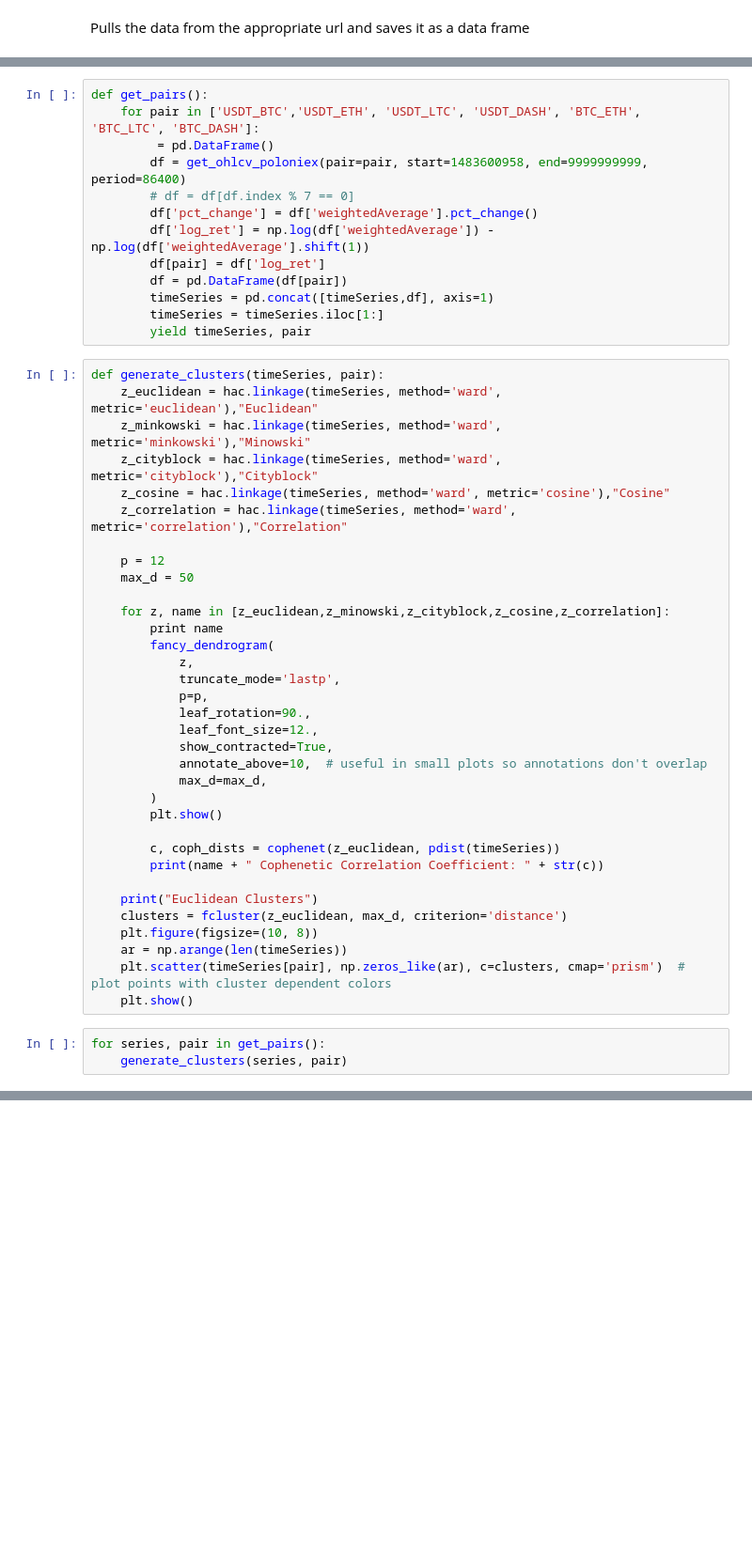
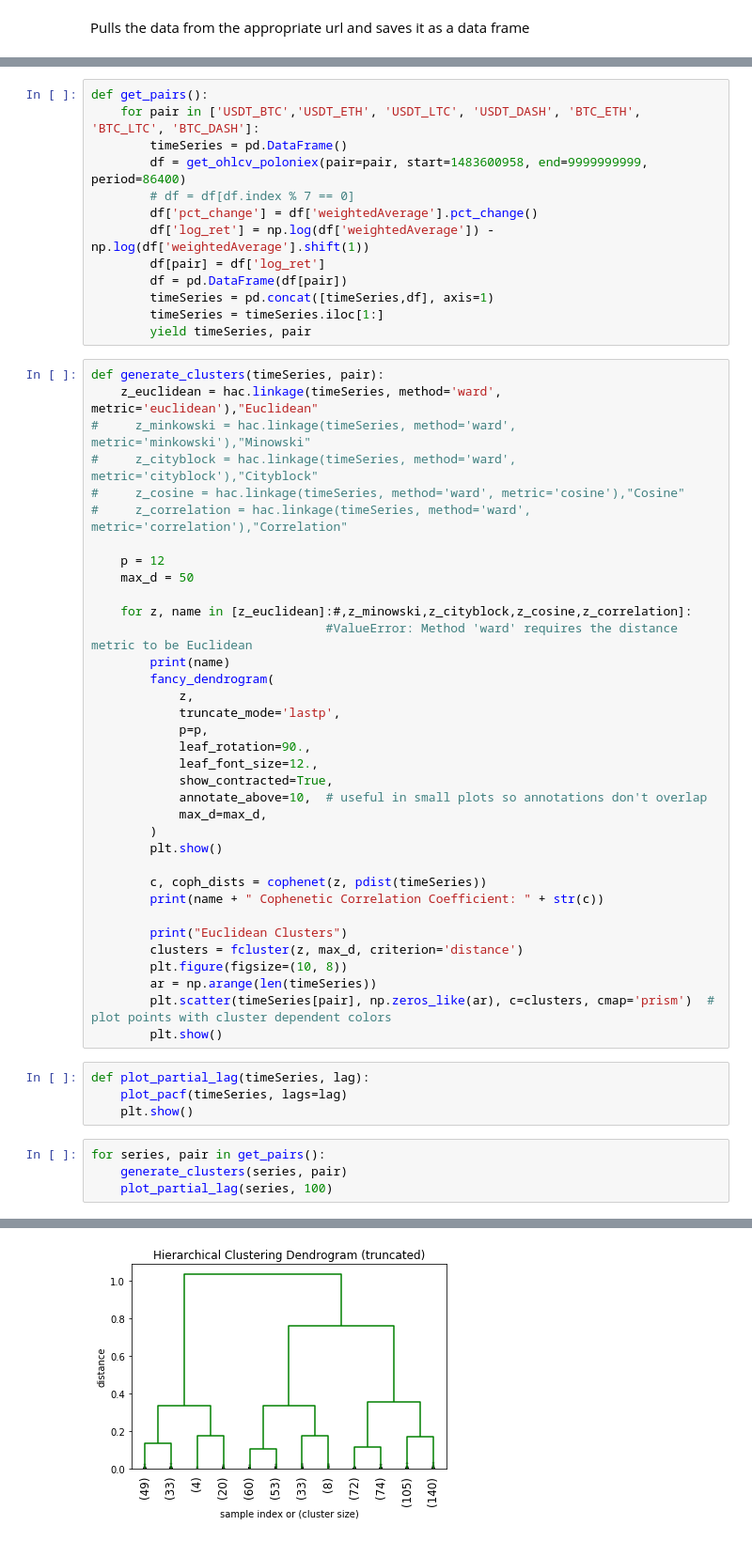
Before and after one commit to nmits/CapstoneProphetTests, a Jupyter notebook: Hierarchical Clustering Daily.ipynb, the cells around one changed output, grey strips where cells are left out. Shown at 94% size. Drawn from its saved outputs; the diff is of its cells as text; blank space fills up the shorter version.

Commit message:
Fixed kernel, ran code, added partials

```diff
--- a/Hierarchical Clustering Daily.ipynb
+++ b/Hierarchical Clustering Daily.ipynb
@@ -45,7 +77,7 @@ def get_ohlcv_poloniex(pair='BTC_ETH', start=1435699200, end=9999999999, period=
 # %%
 def get_pairs():
     for pair in ['USDT_BTC','USDT_ETH', 'USDT_LTC', 'USDT_DASH', 'BTC_ETH', 'BTC_LTC', 'BTC_DASH']:
-         = pd.DataFrame()
+        timeSeries = pd.DataFrame()
         df = get_ohlcv_poloniex(pair=pair, start=1483600958, end=9999999999, period=86400)
         # df = df[df.index % 7 == 0]
         df['pct_change'] = df['weightedAverage'].pct_change()
@@ -58,16 +90,17 @@ def get_pairs():
 # %%
 def generate_clusters(timeSeries, pair):
     z_euclidean = hac.linkage(timeSeries, method='ward', metric='euclidean'),"Euclidean"
-    z_minkowski = hac.linkage(timeSeries, method='ward', metric='minkowski'),"Minowski"
-    z_cityblock = hac.linkage(timeSeries, method='ward', metric='cityblock'),"Cityblock"
-    z_cosine = hac.linkage(timeSeries, method='ward', metric='cosine'),"Cosine"
-    z_correlation = hac.linkage(timeSeries, method='ward', metric='correlation'),"Correlation"
+#     z_minkowski = hac.linkage(timeSeries, method='ward', metric='minkowski'),"Minowski"
+#     z_cityblock = hac.linkage(timeSeries, method='ward', metric='cityblock'),"Cityblock"
+#     z_cosine = hac.linkage(timeSeries, method='ward', metric='cosine'),"Cosine"
+#     z_correlation = hac.linkage(timeSeries, method='ward', metric='correlation'),"Correlation"
 
     p = 12
     max_d = 50
 
-    for z, name in [z_euclidean,z_minowski,z_cityblock,z_cosine,z_correlation]:
-        print name
+    for z, name in [z_euclidean]:#,z_minowski,z_cityblock,z_cosine,z_correlation]:
+                                #ValueError: Method 'ward' requires the distance metric to be Euclidean
+        print(name)
         fancy_dendrogram(
             z,
             truncate_mode='lastp',
@@ -80,15 +113,21 @@ def generate_clusters(timeSeries, pair):
         )
         plt.show()
 
-        c, coph_dists = cophenet(z_euclidean, pdist(timeSeries))
+        c, coph_dists = cophenet(z, pdist(timeSeries))
         print(name + " Cophenetic Correlation Coefficient: " + str(c))
 
-    print("Euclidean Clusters")
-    clusters = fcluster(z_euclidean, max_d, criterion='distance')
-    plt.figure(figsize=(10, 8))
-    ar = np.arange(len(timeSeries))
-    plt.scatter(timeSeries[pair], np.zeros_like(ar), c=clusters, cmap='prism')  # plot points with cluster dependent colors
-    plt.show()
+        print("Euclidean Clusters")
+        clusters = fcluster(z, max_d, criterion='distance')
+        plt.figure(figsize=(10, 8))
+        ar = np.arange(len(timeSeries))
+        plt.scatter(timeSeries[pair], np.zeros_like(ar), c=clusters, cmap='prism')  # plot points with cluster dependent colors
+        plt.show()
+# %%
+def plot_partial_lag(timeSeries, lag):
+    plot_pacf(timeSeries, lags=lag)
+    plt.show()
 # %%
 for series, pair in get_pairs():
     generate_clusters(series, pair)
+    plot_partial_lag(series, 100)
+# %% [output]
@@ -94,0 +135 @@ for series, pair in get_pairs():
+[figure, added]
```
Also changed, not shown: parts of 4 cells of this notebook, 1 other file.
